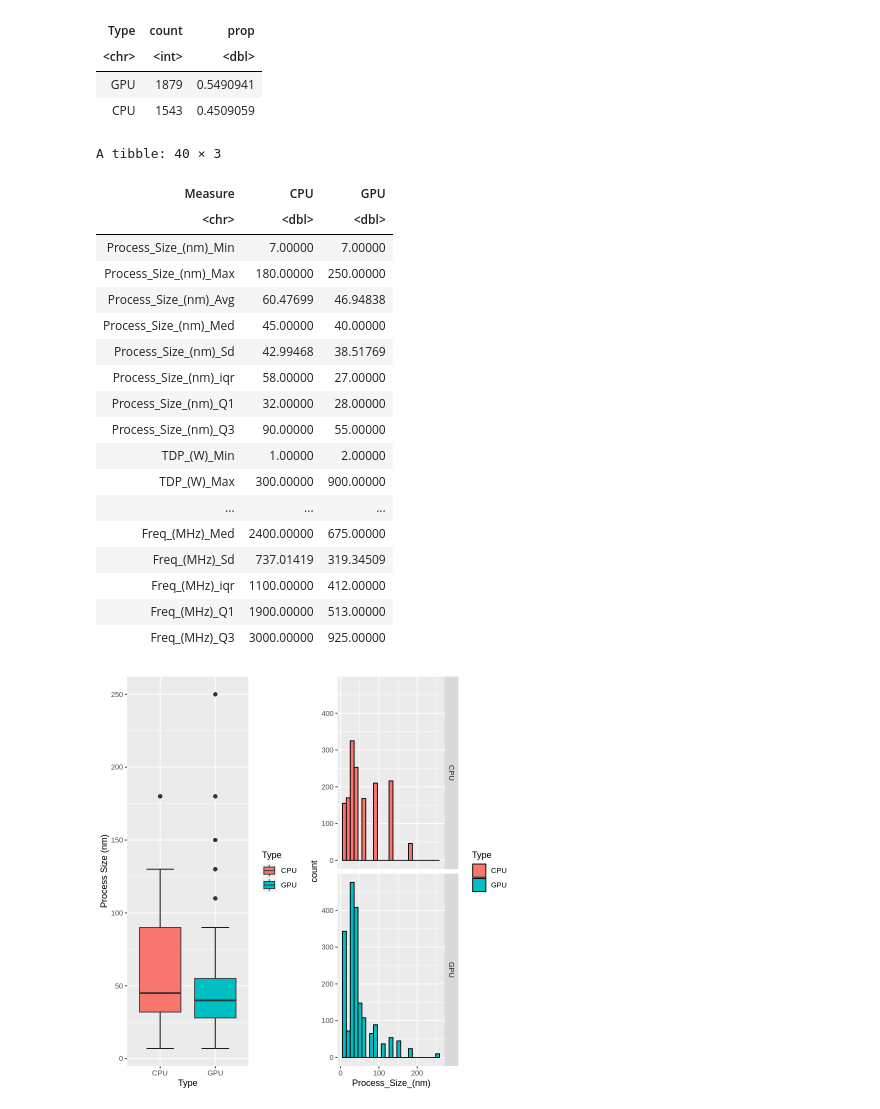
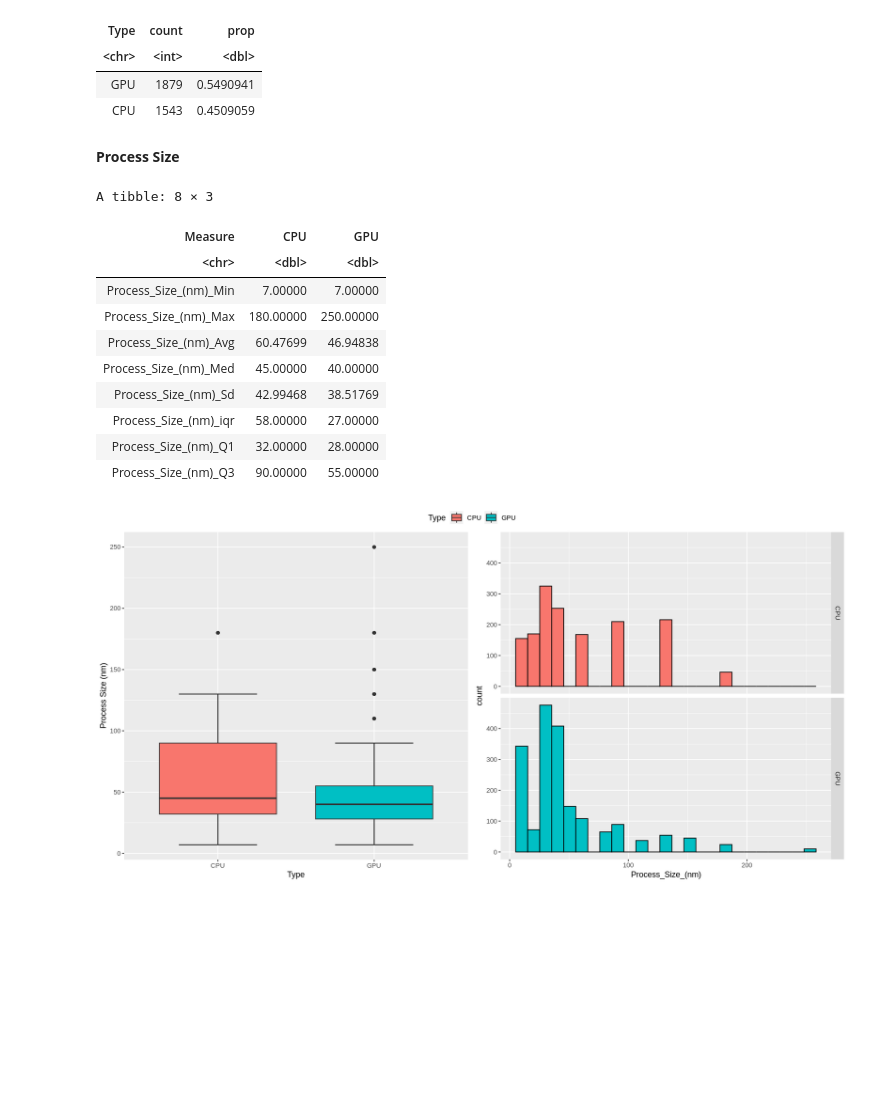
Before and after one commit to TheMathAI/MATH208_PROJECT, a Jupyter notebook: MATH_208_Project.ipynb, the cells around one changed output. Saved outputs shown, nothing was run; the diff lists cells and outputs as text; code cells hidden in the pictures; blank space fills up the shorter version.

Commit message:
Tables and Plots DONE, just need to compare with words the difference between CPU and GPU fo Q1 a)

```diff
--- a/MATH_208_Project.ipynb
+++ b/MATH_208_Project.ipynb
@@ -64,37 +49,36 @@ summary_cpu_gpu
 # %%
 # pivoting wider to compare more easily the difference between CPU and GPU
-summary_cpu_gpu %>% pivot_wider(names_from = Type, values_from = value)
+summary_cpu_gpu_wide <- summary_cpu_gpu %>% pivot_wider(names_from = Type, values_from = value)
-# %% [output]
-A tibble: 40 × 3
-| Measure | CPU | GPU |
-| <chr> | <dbl> | <dbl> |
-| Process_Size_(nm)_Min | 7.00000 | 7.00000 |
-| Process_Size_(nm)_Max | 180.00000 | 250.00000 |
-| Process_Size_(nm)_Avg | 60.47699 | 46.94838 |
-| Process_Size_(nm)_Med | 45.00000 | 40.00000 |
-| Process_Size_(nm)_Sd | 42.99468 | 38.51769 |
-| Process_Size_(nm)_iqr | 58.00000 | 27.00000 |
-| Process_Size_(nm)_Q1 | 32.00000 | 28.00000 |
-| Process_Size_(nm)_Q3 | 90.00000 | 55.00000 |
-| TDP_(W)_Min | 1.00000 | 2.00000 |
-| TDP_(W)_Max | 300.00000 | 900.00000 |
-| ... | ... | ... |
-| Freq_(MHz)_Med | 2400.00000 | 675.00000 |
-| Freq_(MHz)_Sd | 737.01419 | 319.34509 |
-| Freq_(MHz)_iqr | 1100.00000 | 412.00000 |
-| Freq_(MHz)_Q1 | 1900.00000 | 513.00000 |
-| Freq_(MHz)_Q3 | 3000.00000 | 925.00000 |
+# %% [markdown]
+**Process Size**
 # %%
 # Plot for Process_Size
 
+# boxplot
 box1 <- ggplot(cpu_gpu_data_no_NA,aes(x=Type,y=`Process_Size_(nm)`,fill=Type)) +
 stat_boxplot(geom="errorbar",width=0.5) + geom_boxplot() +
 ylab("Process Size (nm)")
-
+# histogram
 hist1 <- ggplot(cpu_gpu_data_no_NA, aes(x=`Process_Size_(nm)`,group=Type,fill=Type)) +
 geom_histogram(bins=25,col="black") +
 facet_grid(rows=vars(Type))
+# changing size of figure print
+options(repr.plot.width=14, repr.plot.height=7)
+# 2 plots in same figure
+ggarrange(box1,hist1, nrow = 1, common.legend = TRUE)
 
-grid.arrange(box1,hist1, nrow = 1)
+# printing table with numerical values
+summary_cpu_gpu_wide %>% filter(str_detect(Measure, "Process"))
 # %% [output]
+A tibble: 8 × 3
+| Measure | CPU | GPU |
+| <chr> | <dbl> | <dbl> |
+| Process_Size_(nm)_Min | 7.00000 | 7.00000 |
+| Process_Size_(nm)_Max | 180.00000 | 250.00000 |
+| Process_Size_(nm)_Avg | 60.47699 | 46.94838 |
+| Process_Size_(nm)_Med | 45.00000 | 40.00000 |
+| Process_Size_(nm)_Sd | 42.99468 | 38.51769 |
+| Process_Size_(nm)_iqr | 58.00000 | 27.00000 |
+| Process_Size_(nm)_Q1 | 32.00000 | 28.00000 |
+| Process_Size_(nm)_Q3 | 90.00000 | 55.00000 |
-[figure, old version]
+[figure, new version]
```
Also changed, not shown: parts of 17 cells of this notebook.
